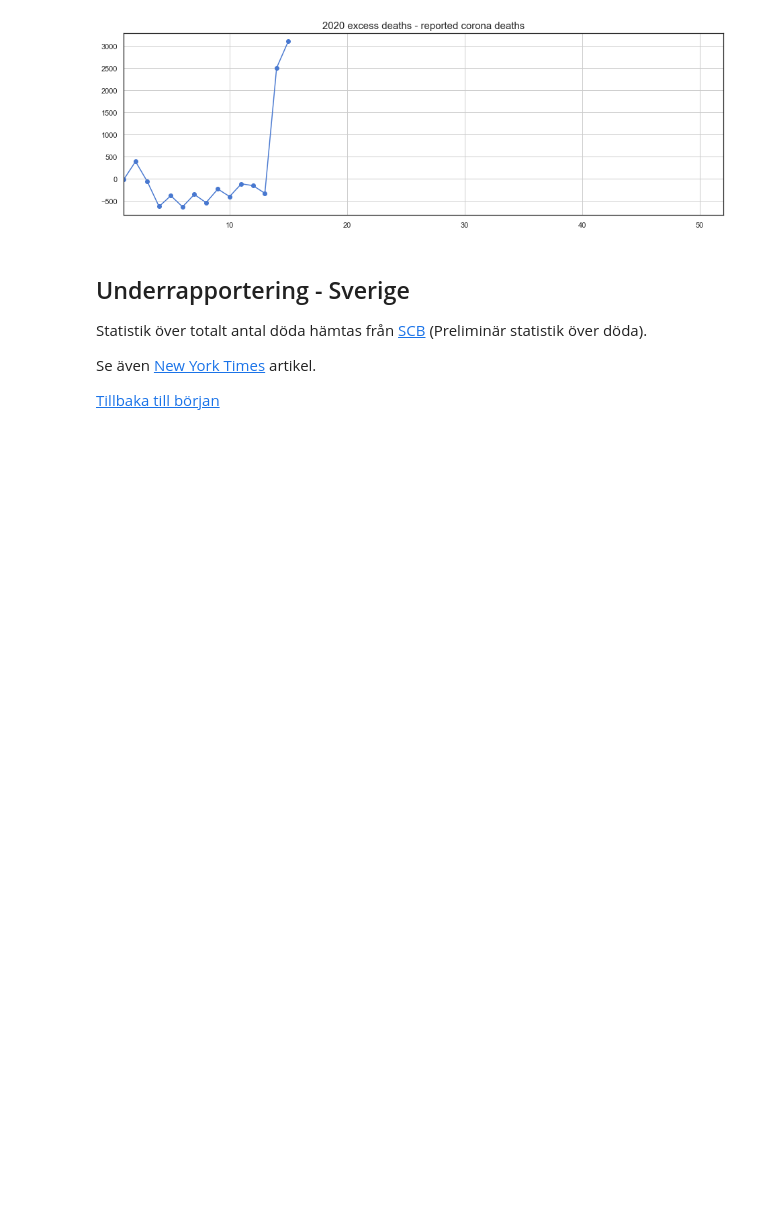
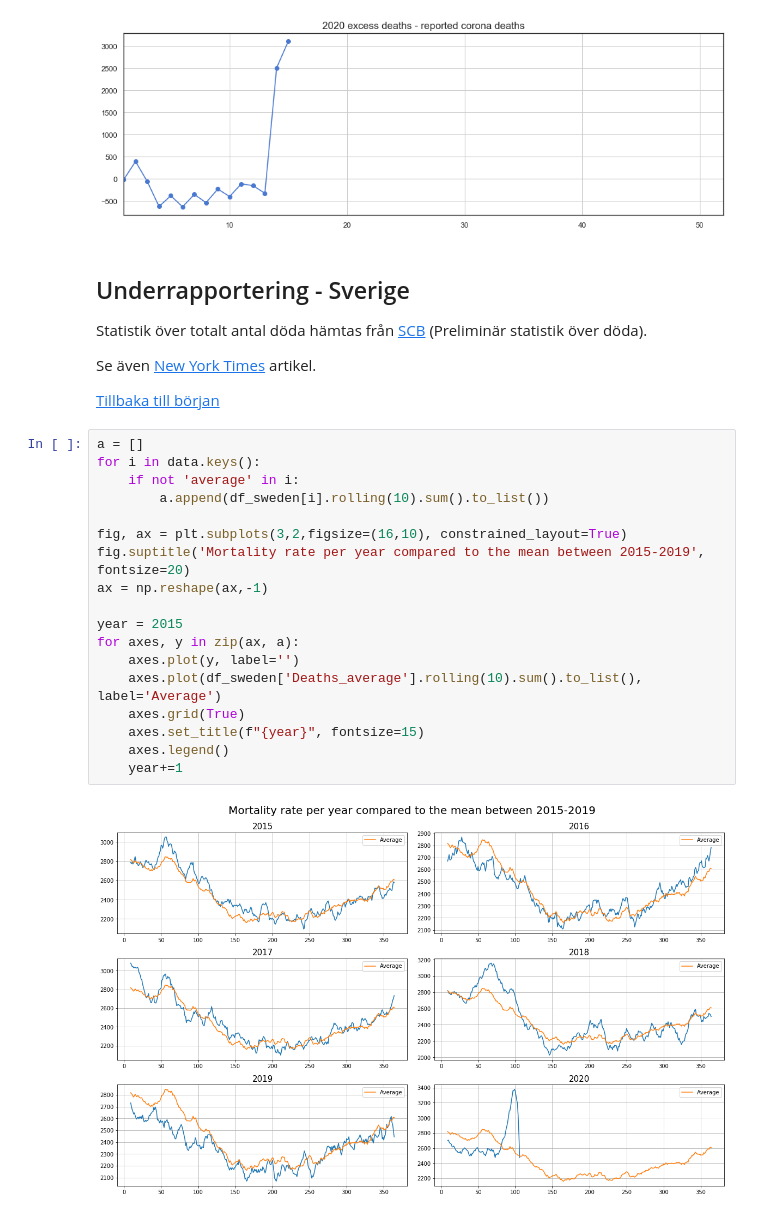
Before and after one commit to Frallmeister/covid19, a Jupyter notebook: corona_notebook.ipynb, the cells around one changed output. Drawn from its saved outputs; the diff is of its cells as text; blank space fills up the shorter version.

```diff
--- a/corona_notebook.ipynb
+++ b/corona_notebook.ipynb
@@ -290,6 +299,26 @@ Statistik över totalt antal döda hämtas från [SCB](https://scb.se/hitta-stat
 Se även [New York Times](https://www.nytimes.com/interactive/2020/04/21/world/coronavirus-missing-deaths.html) artikel.
 
 [Tillbaka till början](#top)
+# %%
+a = []
+for i in data.keys():
+    if not 'average' in i:
+        a.append(df_sweden[i].rolling(10).sum().to_list())
+
+fig, ax = plt.subplots(3,2,figsize=(16,10), constrained_layout=True)
+fig.suptitle('Mortality rate per year compared to the mean between 2015-2019', fontsize=20)
+ax = np.reshape(ax,-1)
+
+year = 2015
+for axes, y in zip(ax, a):
+    axes.plot(y, label='')
+    axes.plot(df_sweden['Deaths_average'].rolling(10).sum().to_list(), label='Average')
+    axes.grid(True)
+    axes.set_title(f"{year}", fontsize=15)
+    axes.legend()
+    year+=1
+# %% [output]
+[figure, added]
 # %%
 workbook = xlrd.open_workbook('2020-04-17---preliminar-statistik-over-doda-inkl-eng.xlsx', on_demand=True)
 worksheet = workbook.sheet_by_name('Tabell 1')
```
Also changed, not shown: parts of 9 cells of this notebook.
